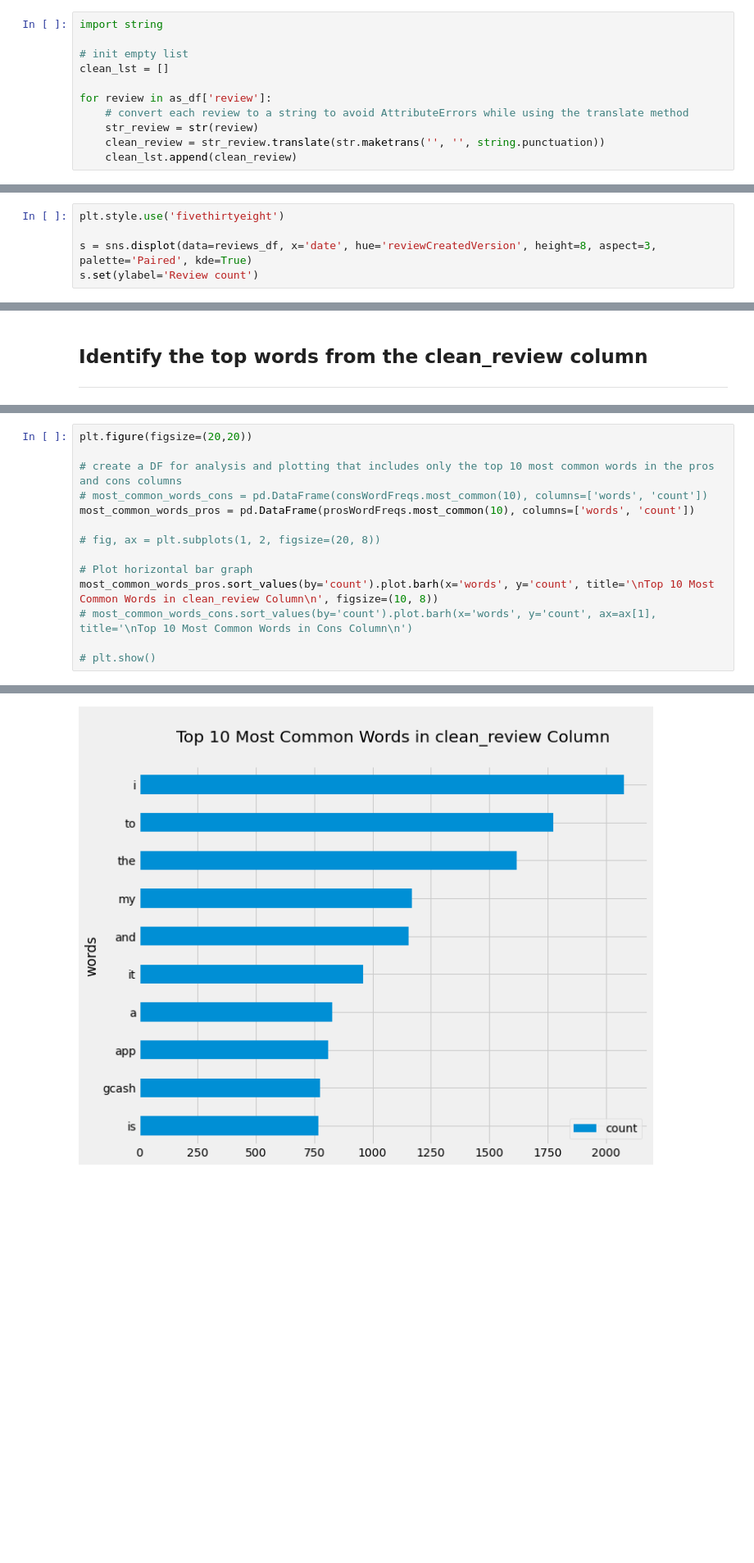
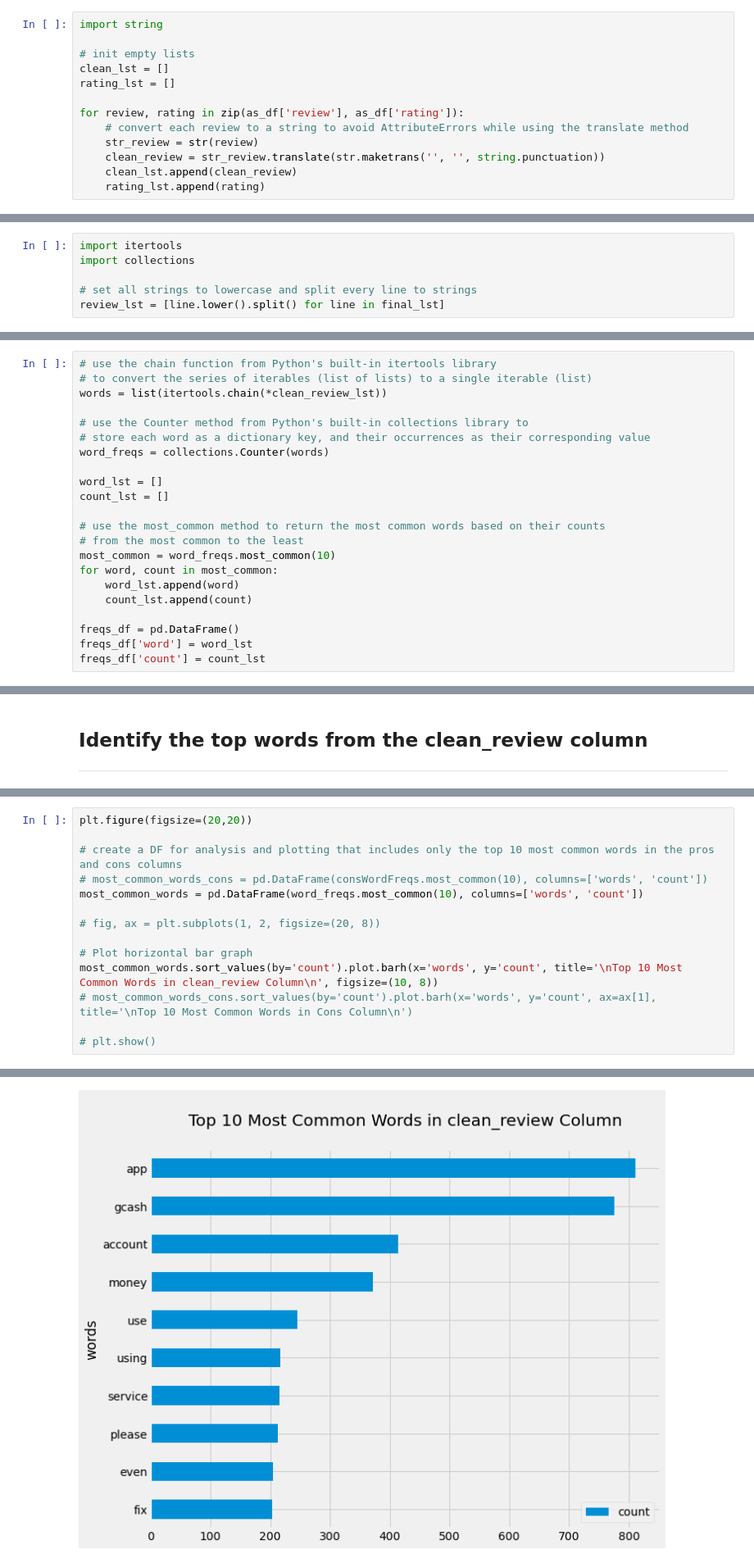
Before and after one commit to kentregs/mynt-cadetship-final-capstone-project-repo, a Jupyter notebook: [4] AS - SVM_sentiment_analysis.ipynb, the cells around one changed output, grey strips where cells are left out. Shown: that part at 82% size. Cells and saved outputs as stored; diff of their text form; blank space fills up the shorter version.

```diff
--- a/[4] AS - SVM_sentiment_analysis.ipynb
+++ b/[4] AS - SVM_sentiment_analysis.ipynb
@@ -46,14 +61,16 @@ memory usage: 80.0+ KB
 # %%
 import string
 
-# init empty list
+# init empty lists
 clean_lst = []
+rating_lst = []
 
-for review in as_df['review']:
+for review, rating in zip(as_df['review'], as_df['rating']):
     # convert each review to a string to avoid AttributeErrors while using the translate method
     str_review = str(review)
     clean_review = str_review.translate(str.maketrans('', '', string.punctuation))
     clean_lst.append(clean_review)
+    rating_lst.append(rating)
 # %% [markdown]
 ### Remove emojis/emoticons, flags (iOS), pictographs, and transportation and map symbols from all reviews
 # %%
@@ -82,0 +97,6 @@ as_df['clean_review'] = final_lst
+# %%
+import itertools
+import collections
+
+# set all strings to lowercase and split every line to strings
+review_lst = [line.lower().split() for line in final_lst]
@@ -93,3 +138,25 @@ as_df['clean_review'][6]
+# %%
+# use the chain function from Python's built-in itertools library
+# to convert the series of iterables (list of lists) to a single iterable (list)
+words = list(itertools.chain(*clean_review_lst))
+
+# use the Counter method from Python's built-in collections library to
+# store each word as a dictionary key, and their occurrences as their corresponding value
+word_freqs = collections.Counter(words)
+
+word_lst = []
+count_lst = []
+
+# use the most_common method to return the most common words based on their counts
+# from the most common to the least
+most_common = word_freqs.most_common(10)
+for word, count in most_common:
+    word_lst.append(word)
+    count_lst.append(count)
+
+freqs_df = pd.DataFrame()
+freqs_df['word'] = word_lst
+freqs_df['count'] = count_lst
 # %% [markdown]
 ## 2. Build a classifier using an SVM to identify whether a review is a 1-star or 5-star review
 ---
@@ -209,5 +270,0 @@ s.set(ylabel='Review count')
-# %%
-plt.style.use('fivethirtyeight')
-
-s = sns.displot(data=reviews_df, x='date', hue='reviewCreatedVersion', height=8, aspect=3, palette='Paired', kde=True)
-s.set(ylabel='Review count')
@@ -303,18 +354,18 @@ prosWordFreqs.most_common(10)
 # %%
 plt.figure(figsize=(20,20))
 
 # create a DF for analysis and plotting that includes only the top 10 most common words in the pros and cons columns
 # most_common_words_cons = pd.DataFrame(consWordFreqs.most_common(10), columns=['words', 'count'])
-most_common_words_pros = pd.DataFrame(prosWordFreqs.most_common(10), columns=['words', 'count'])
+most_common_words = pd.DataFrame(word_freqs.most_common(10), columns=['words', 'count'])
 
 # fig, ax = plt.subplots(1, 2, figsize=(20, 8))
 
 # Plot horizontal bar graph
-most_common_words_pros.sort_values(by='count').plot.barh(x='words', y='count', title='\nTop 10 Most Common Words in clean_review Column\n', figsize=(10, 8))
+most_common_words.sort_values(by='count').plot.barh(x='words', y='count', title='\nTop 10 Most Common Words in clean_review Column\n', figsize=(10, 8))
 # most_common_words_cons.sort_values(by='count').plot.barh(x='words', y='count', ax=ax[1], title='\nTop 10 Most Common Words in Cons Column\n')
 
 # plt.show()
 # %% [output]
 <AxesSubplot:title={'center':'\nTop 10 Most Common Words in clean_review Column\n'}, ylabel='words'>
 <Figure size 1440x1440 with 0 Axes>
-[figure, old version]
+[figure, new version]
```
Also changed, not shown: parts of 21 cells of this notebook, 4 other files.
